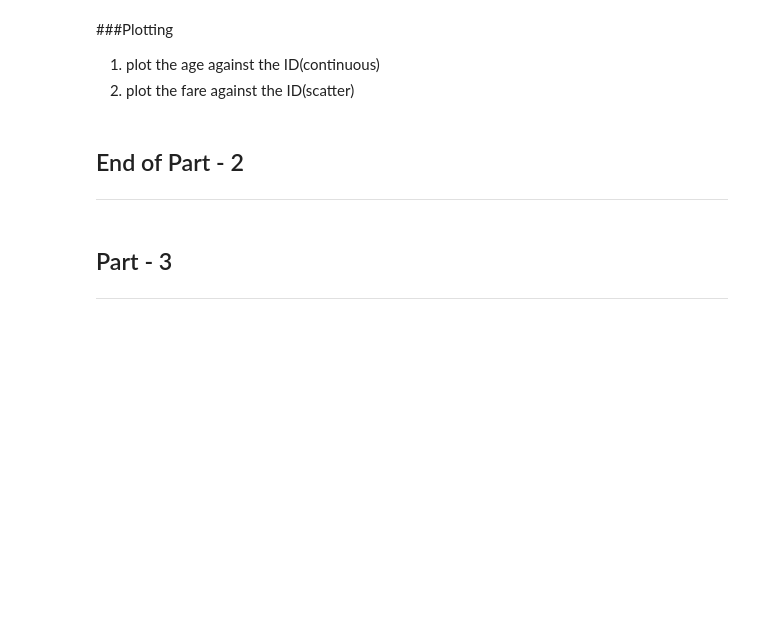
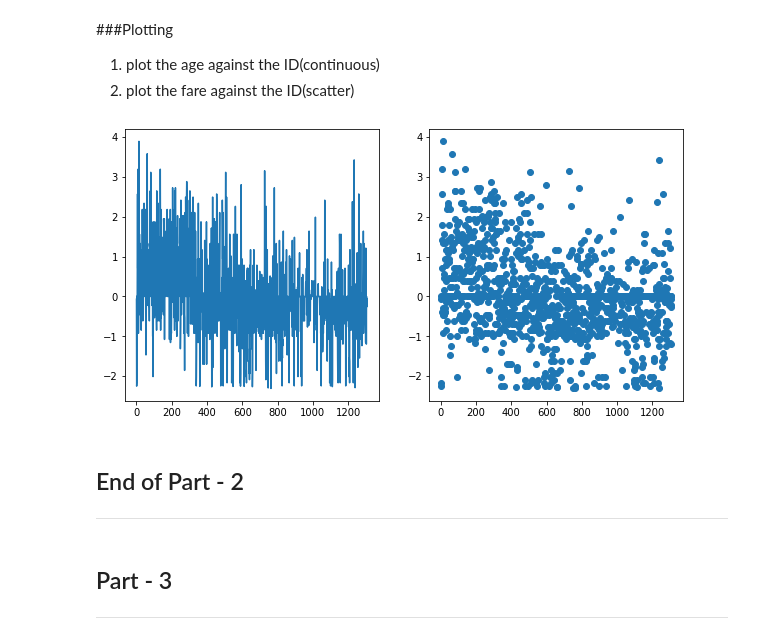
Before and after one commit to NehaNeha417/DS_SHALA, a Jupyter notebook: FINALE_Assignment_1_DS.ipynb, the cells around one changed output. Cells and saved outputs as stored; diff of their text form; code cells hidden in the pictures; blank space fills up the shorter version.

```diff
--- a/FINALE_Assignment_1_DS.ipynb
+++ b/FINALE_Assignment_1_DS.ipynb
@@ -406,6 +404,17 @@ KeyError: ignored
 ###Plotting
 1. plot the age against the ID(continuous)
 2. plot the fare against the ID(scatter)
+# %%
+df1['index']=df1.index
+# %%
+plt.figure(figsize=(10,5))
+plt.subplot(1,2,1)
+plt.plot(df1.index,df1.age)
+plt.subplot(1,2,2)
+plt.scatter(df1.index,df1.age)
+plt.show()
+# %% [output]
+[figure, added]
 # %% [markdown]
 ## End of Part - 2
 ---
```
Also changed, not shown: parts of 6 cells of this notebook.
